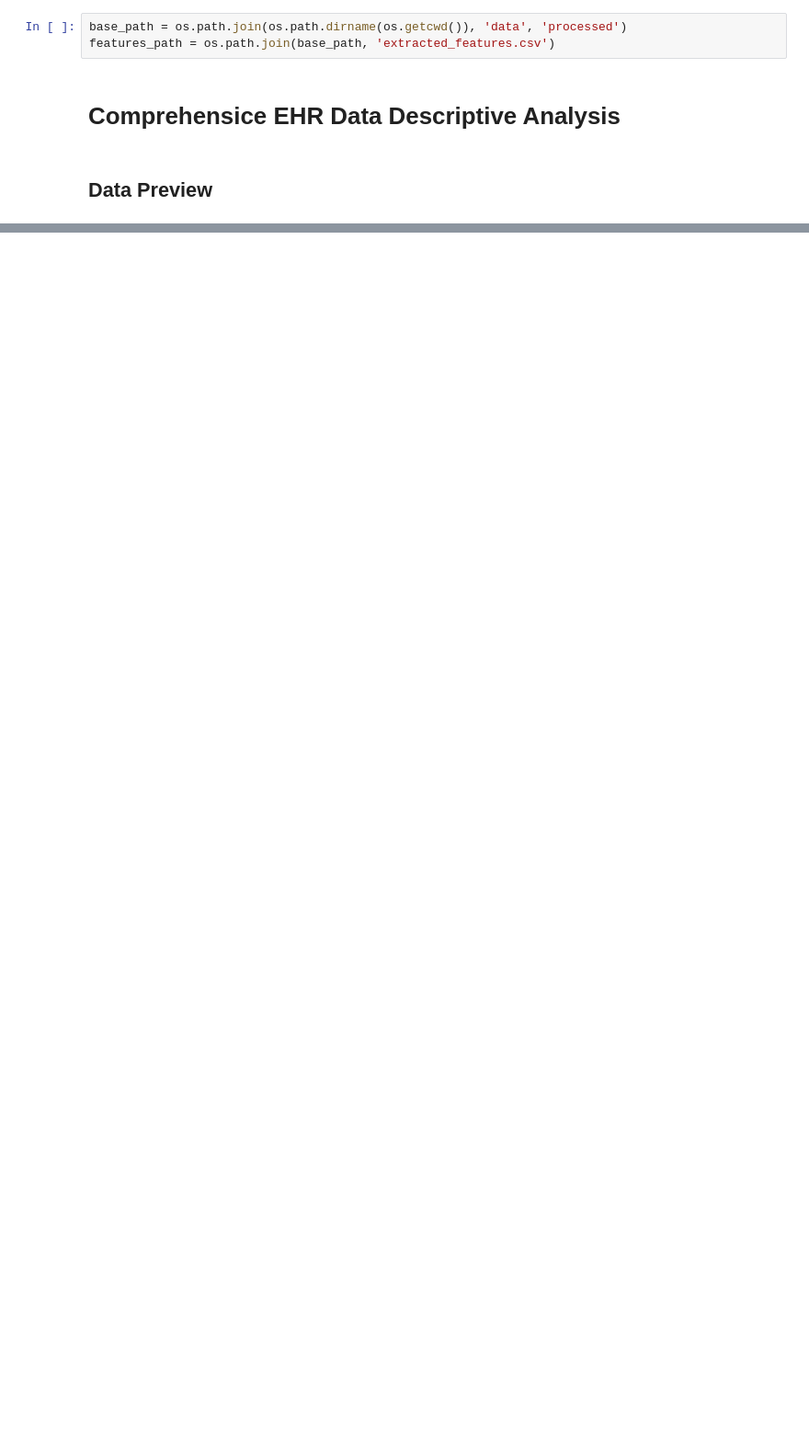
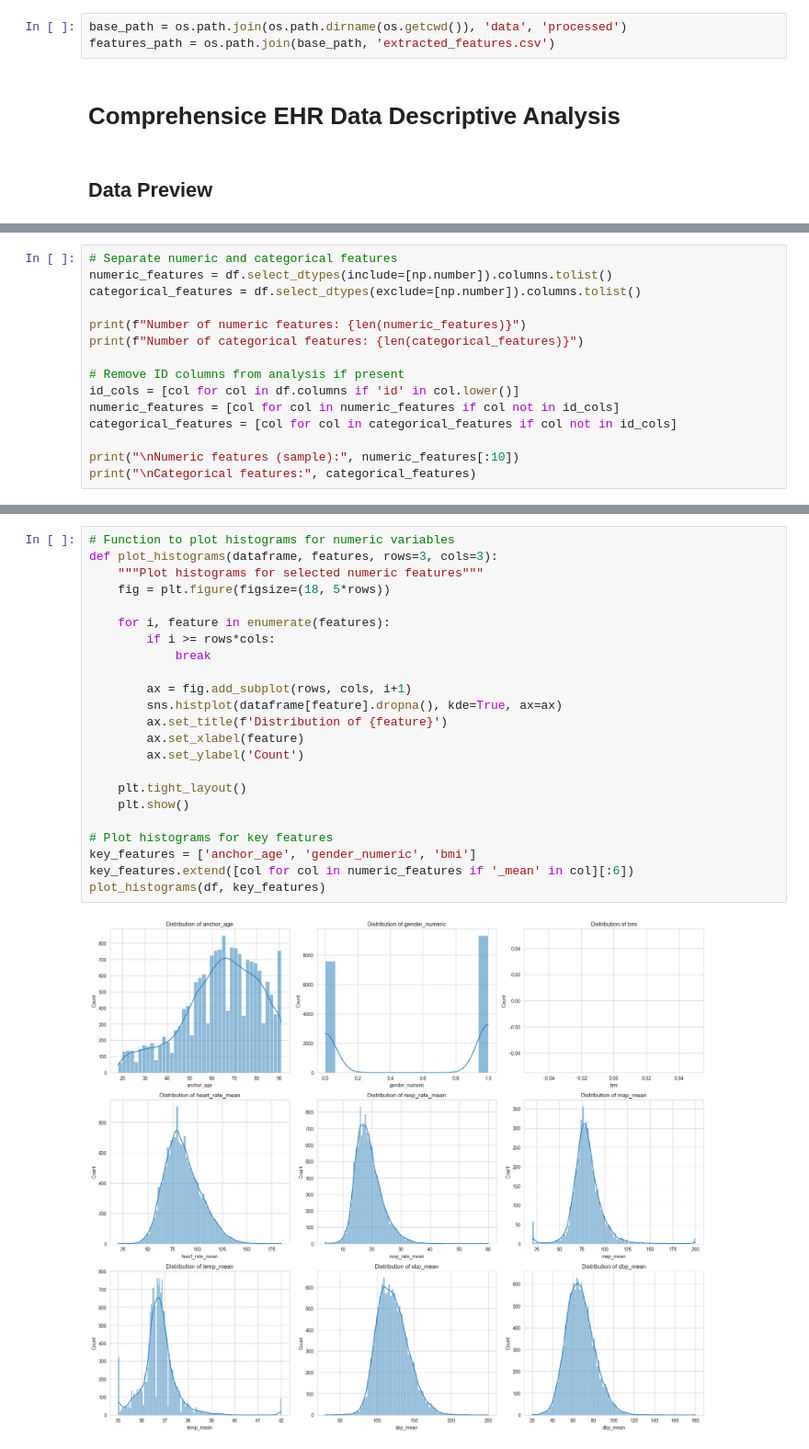
Before and after one commit to benedictdavon/early-icu-mortality-prediction, a Jupyter notebook: notebooks/analysis.ipynb, the cells around one changed output, grey strips where cells are left out. Shown at 92% size. Cells and saved outputs as stored; diff of their text form; blank space fills up the shorter version.

```diff
--- a/notebooks/analysis.ipynb
+++ b/notebooks/analysis.ipynb
@@ -52,0 +114,15 @@ Number of features: 167
+# %%
+# Separate numeric and categorical features
+numeric_features = df.select_dtypes(include=[np.number]).columns.tolist()
+categorical_features = df.select_dtypes(exclude=[np.number]).columns.tolist()
+
+print(f"Number of numeric features: {len(numeric_features)}")
+print(f"Number of categorical features: {len(categorical_features)}")
+
+# Remove ID columns from analysis if present
+id_cols = [col for col in df.columns if 'id' in col.lower()]
+numeric_features = [col for col in numeric_features if col not in id_cols]
+categorical_features = [col for col in categorical_features if col not in id_cols]
+
+print("\nNumeric features (sample):", numeric_features[:10])
+print("\nCategorical features:", categorical_features)
@@ -52,0 +168,25 @@ Number of features: 167
+# %%
+# Function to plot histograms for numeric variables
+def plot_histograms(dataframe, features, rows=3, cols=3):
+    """Plot histograms for selected numeric features"""
+    fig = plt.figure(figsize=(18, 5*rows))
+
+    for i, feature in enumerate(features):
+        if i >= rows*cols:
+            break
+
+        ax = fig.add_subplot(rows, cols, i+1)
+        sns.histplot(dataframe[feature].dropna(), kde=True, ax=ax)
+        ax.set_title(f'Distribution of {feature}')
+        ax.set_xlabel(feature)
+        ax.set_ylabel('Count')
+
+    plt.tight_layout()
+    plt.show()
+
+# Plot histograms for key features
+key_features = ['anchor_age', 'gender_numeric', 'bmi']
+key_features.extend([col for col in numeric_features if '_mean' in col][:6])
+plot_histograms(df, key_features)
+# %% [output]
+[figure, added]
```
Also changed, not shown: parts of 25 cells of this notebook, 5 other files.
